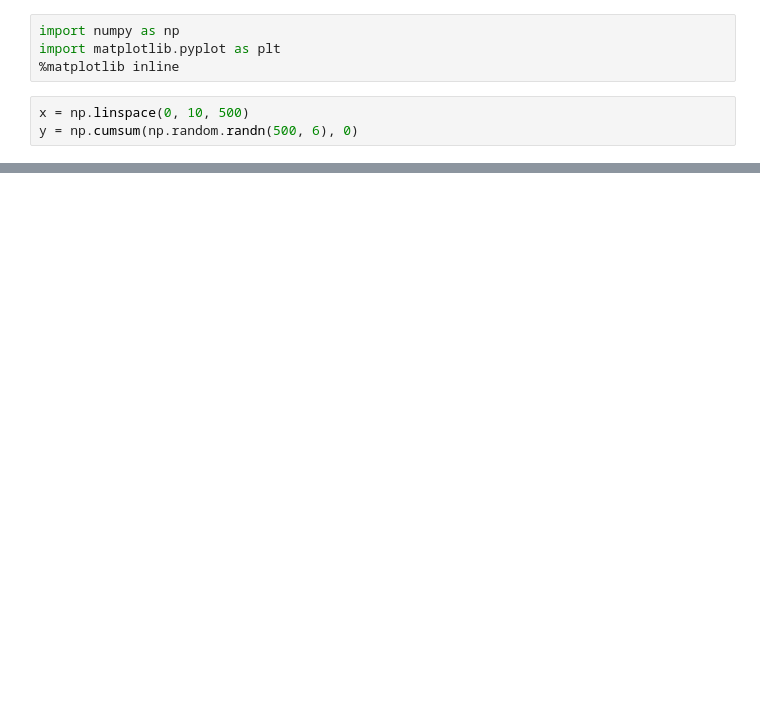
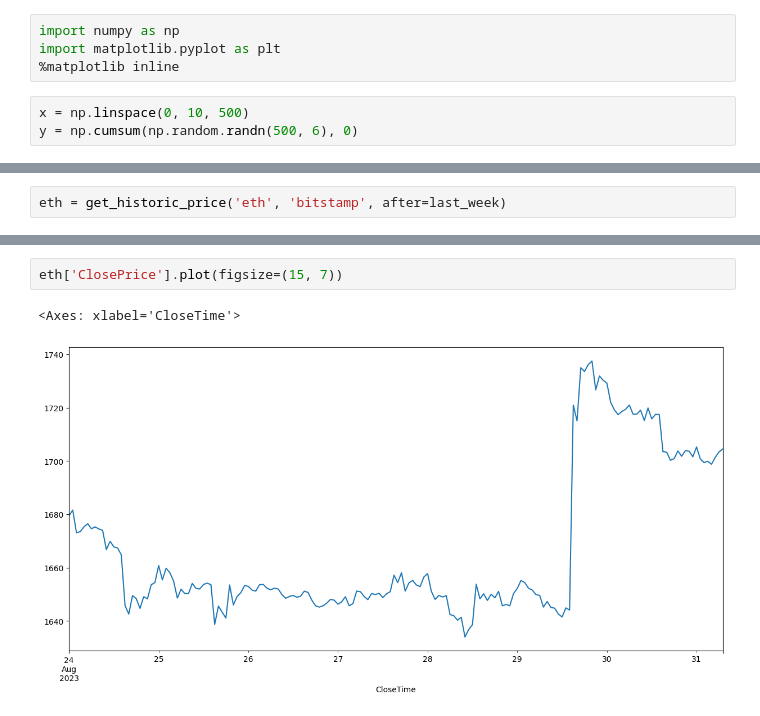
Before and after one commit to natalyalangford/DataAnalysisExercises, a Jupyter notebook: pandas_exercises/exercise2.ipynb, the cells around one changed output, grey strips where cells are left out. Drawn from its saved outputs; the diff is of its cells as text; blank space fills up the shorter version.

```diff
--- a/pandas_exercises/exercise2.ipynb
+++ b/pandas_exercises/exercise2.ipynb
@@ -14,0 +47,2 @@ plt.legend('ABCDEF', ncol=2, loc='upper left')
+# %%
+eth = get_historic_price('eth', 'bitstamp', after=last_week)
@@ -14,0 +78,5 @@ plt.legend('ABCDEF', ncol=2, loc='upper left')
+# %%
+eth['ClosePrice'].plot(figsize=(15, 7))
+# %% [output]
+<Axes: xlabel='CloseTime'>
+[figure, added]
```
Also changed, not shown: parts of 19 cells of this notebook, 1 other file.
